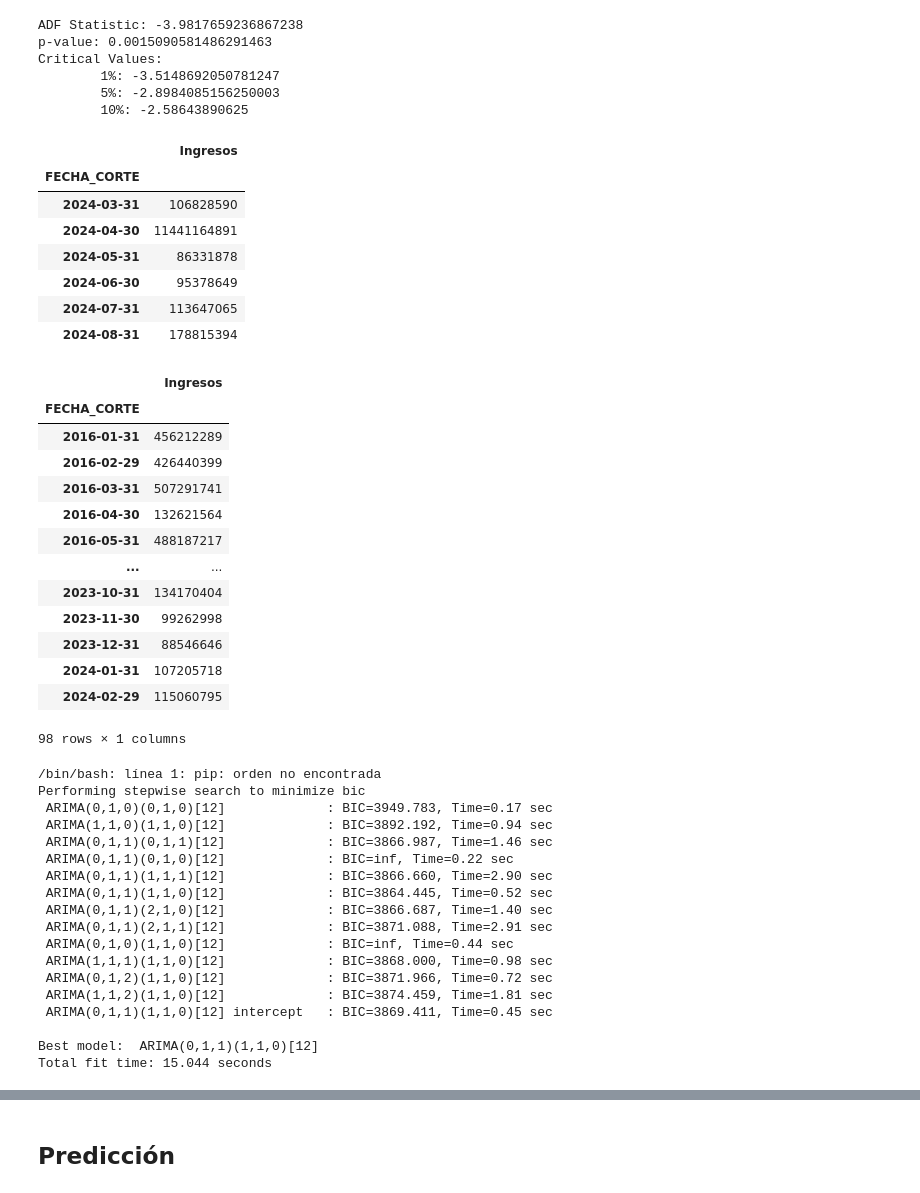
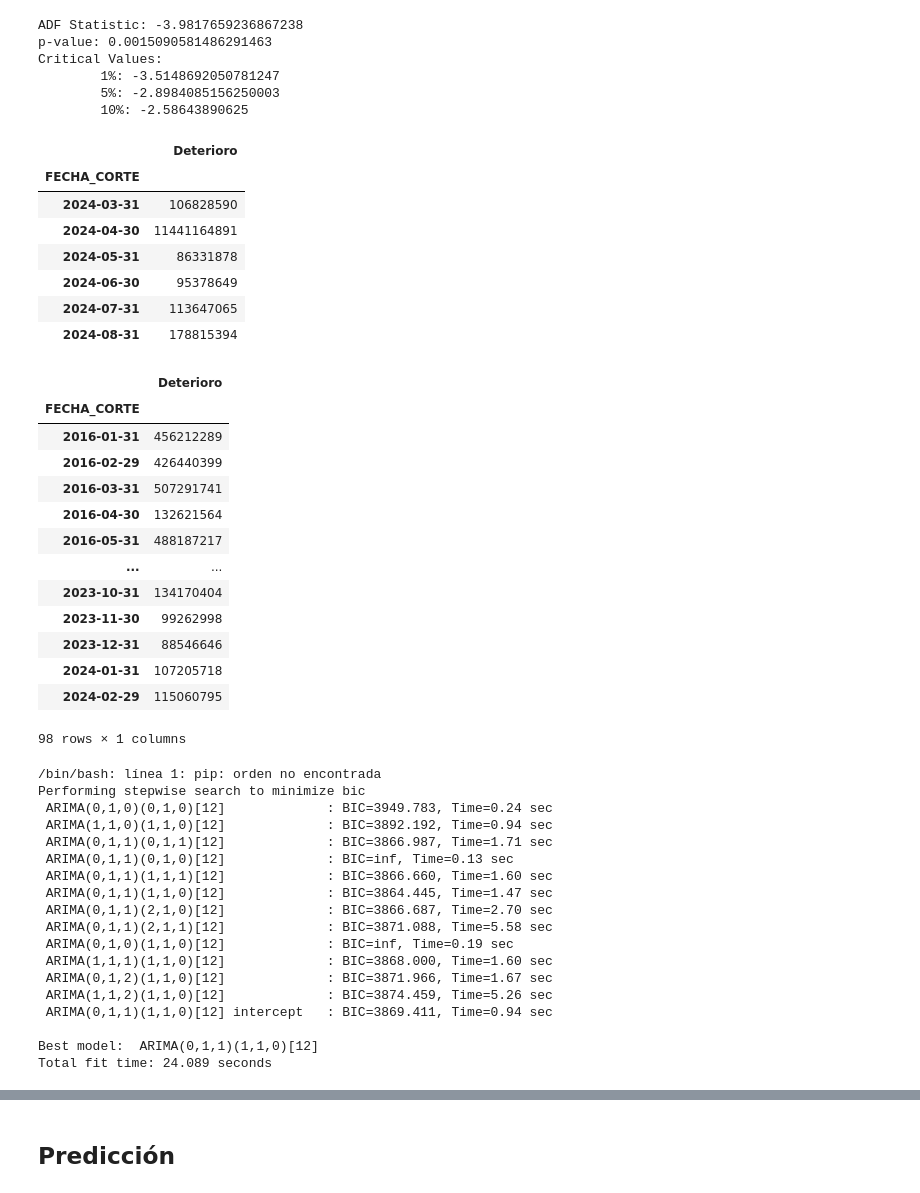
Before and after one commit to LordOnion88/MAD, a Jupyter notebook: Series de Tiempo/Proyecto/TALLER FINAL PARTE 2 Deterioro.ipynb, the cells around one changed output, grey strips where cells are left out. Saved outputs shown, nothing was run; the diff lists cells and outputs as text; code cells hidden in the pictures.

```diff
--- a/Series de Tiempo/Proyecto/TALLER FINAL PARTE 2 Deterioro.ipynb
+++ b/Series de Tiempo/Proyecto/TALLER FINAL PARTE 2 Deterioro.ipynb
@@ -19,15 +17,13 @@ __GRUPO 4__ <br>
 
 from utils import *
 # %%
-# from google.colab import drive
-# drive.mount('/content/drive')
 
 import pandas as pd
 import pandas as pd
 import seaborn as sns
 import matplotlib.pyplot as plt
 
-file_path = '/home/danielcardenas/MAD/MAD/Series de Tiempo/Proyecto/base ajustada.csv'
+file_path = 'https://raw.githubusercontent.com/LordOnion88/MAD/refs/heads/main/Series%20de%20Tiempo/Proyecto/base%20ajustada.csv'
 df = pd.read_csv(file_path)
 df
 # %% [output]
@@ -104,0 +81,4 @@ df_Ingresos
+# %%
+df_gasto = df.copy()
+df_gasto = df_gasto.drop(['Ingresos'], axis = 1)
+df_gasto
@@ -178,12 +214,12 @@ Critical Values:
         5%: -2.8984085156250003
         10%: -2.58643890625
 # %%
-Entrenamiento_df= df_Ingresos[:98]
-Prueba_df= df_Ingresos[98:]
+Entrenamiento_df= df_gasto[:98]
+Prueba_df= df_gasto[98:]
 
 display(Prueba_df,Entrenamiento_df)
 # %% [output]
-|  | Ingresos |
+|  | Deterioro |
 | FECHA_CORTE |  |
 | 2024-03-31 | 106828590 |
 | 2024-04-30 | 11441164891 |
@@ -191,7 +227,7 @@ display(Prueba_df,Entrenamiento_df)
 | 2024-06-30 | 95378649 |
 | 2024-07-31 | 113647065 |
 | 2024-08-31 | 178815394 |
-|  | Ingresos |
+|  | Deterioro |
 | FECHA_CORTE |  |
 | 2016-01-31 | 456212289 |
 | 2016-02-29 | 426440399 |
@@ -216,22 +252,22 @@ modelo1 = pm.auto_arima(Entrenamiento_df,seasonal=True,m=12,
 # %% [output]
 /bin/bash: línea 1: pip: orden no encontrada
 Performing stepwise search to minimize bic
- ARIMA(0,1,0)(0,1,0)[12]             : BIC=3949.783, Time=0.17 sec
+ ARIMA(0,1,0)(0,1,0)[12]             : BIC=3949.783, Time=0.24 sec
  ARIMA(1,1,0)(1,1,0)[12]             : BIC=3892.192, Time=0.94 sec
- ARIMA(0,1,1)(0,1,1)[12]             : BIC=3866.987, Time=1.46 sec
- ARIMA(0,1,1)(0,1,0)[12]             : BIC=inf, Time=0.22 sec
- ARIMA(0,1,1)(1,1,1)[12]             : BIC=3866.660, Time=2.90 sec
- ARIMA(0,1,1)(1,1,0)[12]             : BIC=3864.445, Time=0.52 sec
- ARIMA(0,1,1)(2,1,0)[12]             : BIC=3866.687, Time=1.40 sec
- ARIMA(0,1,1)(2,1,1)[12]             : BIC=3871.088, Time=2.91 sec
- ARIMA(0,1,0)(1,1,0)[12]             : BIC=inf, Time=0.44 sec
- ARIMA(1,1,1)(1,1,0)[12]             : BIC=3868.000, Time=0.98 sec
- ARIMA(0,1,2)(1,1,0)[12]             : BIC=3871.966, Time=0.72 sec
- ARIMA(1,1,2)(1,1,0)[12]             : BIC=3874.459, Time=1.81 sec
- ARIMA(0,1,1)(1,1,0)[12] intercept   : BIC=3869.411, Time=0.45 sec
+ ARIMA(0,1,1)(0,1,1)[12]             : BIC=3866.987, Time=1.71 sec
+ ARIMA(0,1,1)(0,1,0)[12]             : BIC=inf, Time=0.13 sec
+ ARIMA(0,1,1)(1,1,1)[12]             : BIC=3866.660, Time=1.60 sec
+ ARIMA(0,1,1)(1,1,0)[12]             : BIC=3864.445, Time=1.47 sec
+ ARIMA(0,1,1)(2,1,0)[12]             : BIC=3866.687, Time=2.70 sec
+ ARIMA(0,1,1)(2,1,1)[12]             : BIC=3871.088, Time=5.58 sec
+ ARIMA(0,1,0)(1,1,0)[12]             : BIC=inf, Time=0.19 sec
+ ARIMA(1,1,1)(1,1,0)[12]             : BIC=3868.000, Time=1.60 sec
+ ARIMA(0,1,2)(1,1,0)[12]             : BIC=3871.966, Time=1.67 sec
+ ARIMA(1,1,2)(1,1,0)[12]             : BIC=3874.459, Time=5.26 sec
+ ARIMA(0,1,1)(1,1,0)[12] intercept   : BIC=3869.411, Time=0.94 sec
 
 Best model:  ARIMA(0,1,1)(1,1,0)[12]
-Total fit time: 15.044 seconds
+Total fit time: 24.089 seconds
 # %%
 modelo1.summary()
 # %% [output]
```
Also changed, not shown: parts of 37 cells of this notebook.
